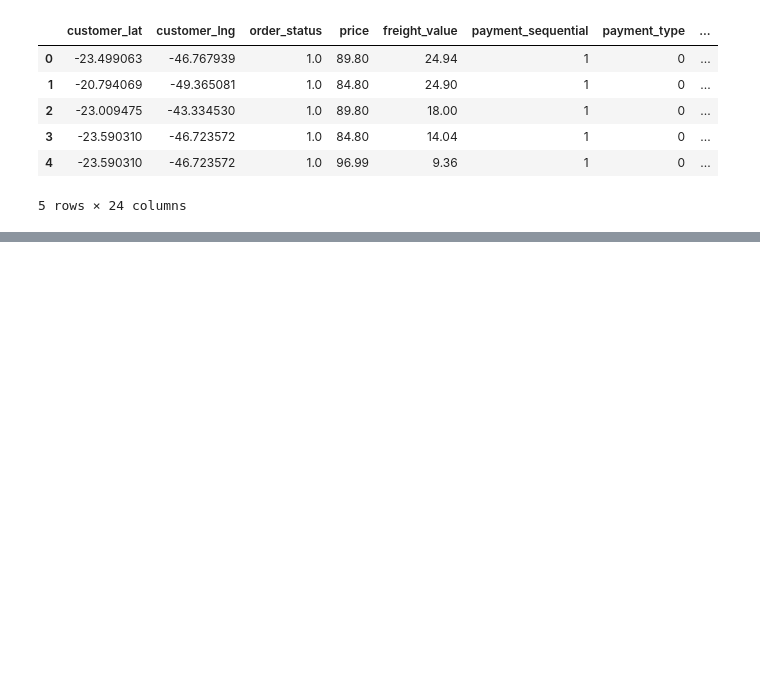
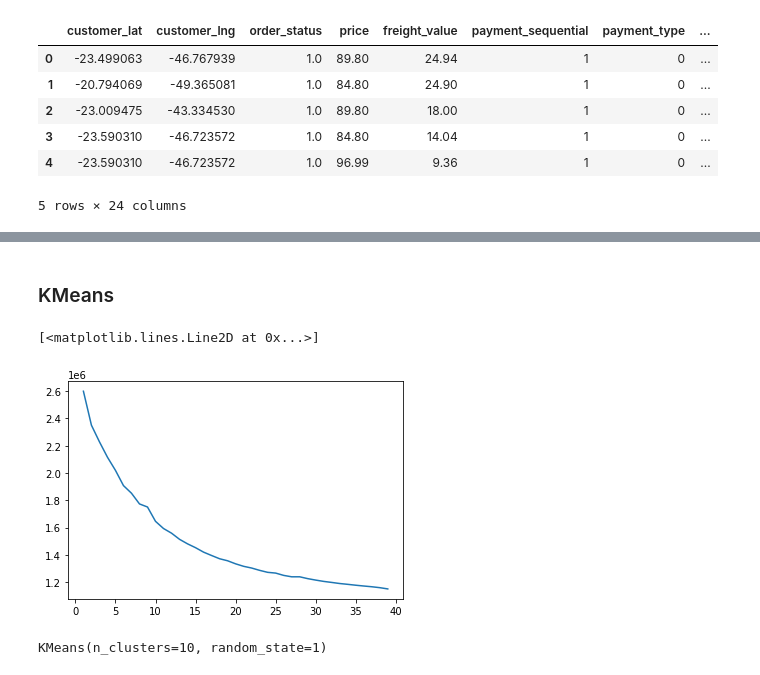
Before and after one commit to RudyBourez/Machine_Learning, a Jupyter notebook: Olist_projet/modélisation.ipynb, the cells around one changed output, grey strips where cells are left out. Cells and saved outputs as stored; diff of their text form; code cells hidden in the pictures; blank space fills up the shorter version.

```diff
--- a/Olist_projet/modélisation.ipynb
+++ b/Olist_projet/modélisation.ipynb
@@ -27,0 +58,22 @@ pl
+# %%
+scores = pca.transform(df_scaled)
+scores
+# %% [markdown]
+### KMeans
+# %%
+x = []
+y = []
+for i in range(1,40):
+    k_means_pca = KMeans(n_clusters=i, random_state=1)
+    k_means_pca.fit(scores)
+    x.append(i)
+    y.append(k_means_pca.inertia_)
+plt.plot(x, y)
+# %% [output]
+[<matplotlib.lines.Line2D at 0x...>]
+[figure, added]
+# %%
+k_means_pca = KMeans(n_clusters=10, random_state=1)
+k_means_pca.fit(scores)
+# %% [output]
+KMeans(n_clusters=10, random_state=1)
```
Also changed, not shown: parts of 11 cells of this notebook.
